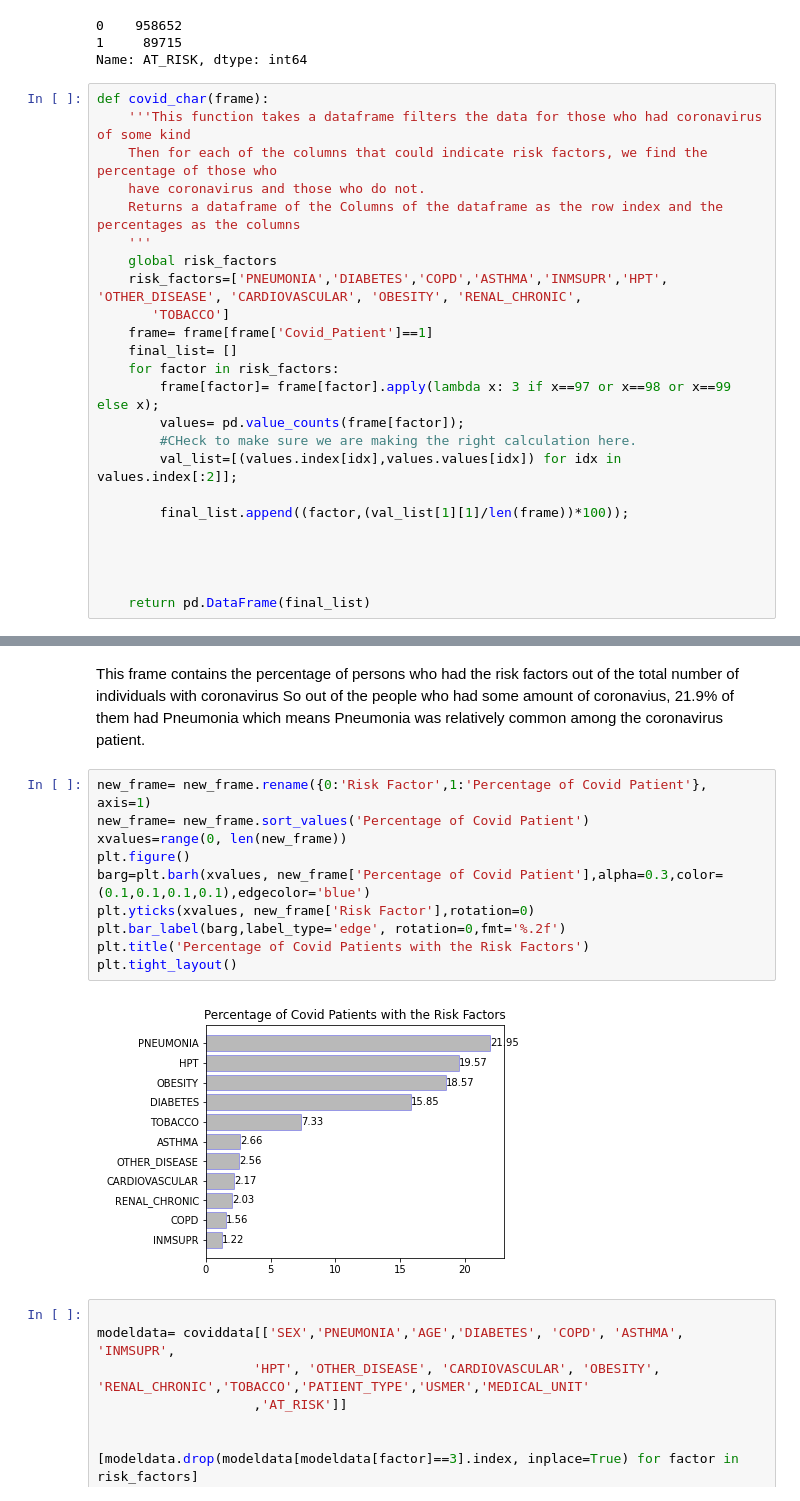
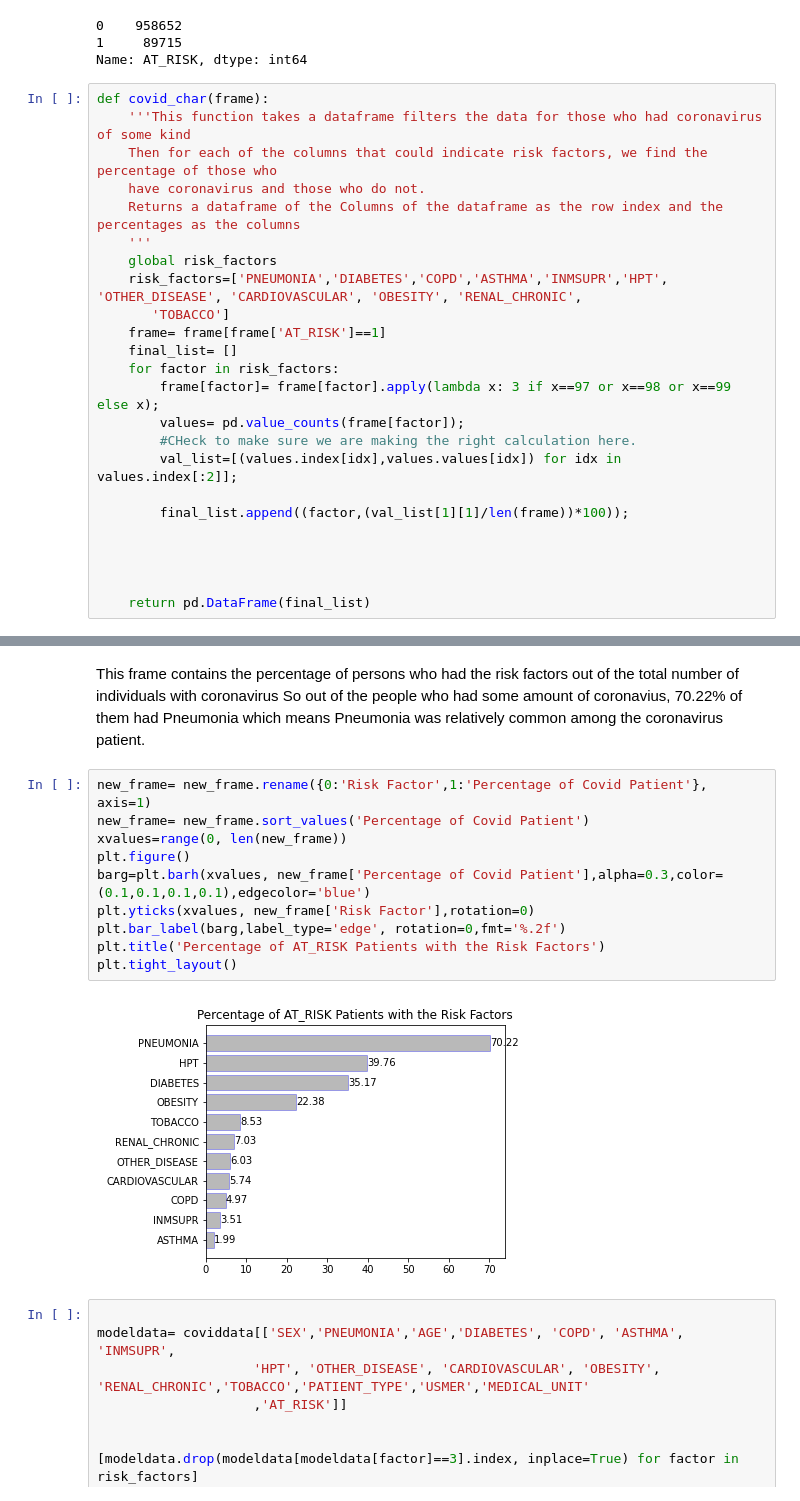
Before and after one commit to Godfred06/covid-19, a Jupyter notebook: covid.ipynb, the cells around one changed output, grey strips where cells are left out. Saved outputs shown, nothing was run; the diff lists cells and outputs as text.

Commit message:
Add files via upload
Produced a plot to show the patients who were at risk of the extreme effects of the coronavirus who also had the risk factors

```diff
--- a/covid.ipynb
+++ b/covid.ipynb
@@ -190,7 +190,7 @@ def covid_char(frame):
     global risk_factors
     risk_factors=['PNEUMONIA','DIABETES','COPD','ASTHMA','INMSUPR','HPT', 'OTHER_DISEASE', 'CARDIOVASCULAR', 'OBESITY', 'RENAL_CHRONIC',
        'TOBACCO']
-    frame= frame[frame['Covid_Patient']==1]
+    frame= frame[frame['AT_RISK']==1]
     final_list= []
     for factor in risk_factors:
         frame[factor]= frame[factor].apply(lambda x: 3 if x==97 or x==98 or x==99 else x);
@@ -223,19 +223,19 @@ new_frame
 # %% [markdown]
 This frame contains the percentage of persons who had the risk factors out of the total number of individuals with coronavirus
-So out of the people who had some amount of coronavius, 21.9% of them had Pneumonia which means Pneumonia was relatively common
+So out of the people who had some amount of coronavius, 70.22% of them had Pneumonia which means Pneumonia was relatively common
 among the coronavirus patient.
 # %%
 new_frame= new_frame.rename({0:'Risk Factor',1:'Percentage of Covid Patient'}, axis=1)
 new_frame= new_frame.sort_values('Percentage of Covid Patient')
 xvalues=range(0, len(new_frame))
 plt.figure()
 barg=plt.barh(xvalues, new_frame['Percentage of Covid Patient'],alpha=0.3,color=(0.1,0.1,0.1,0.1),edgecolor='blue')
 plt.yticks(xvalues, new_frame['Risk Factor'],rotation=0)
 plt.bar_label(barg,label_type='edge', rotation=0,fmt='%.2f')
-plt.title('Percentage of Covid Patients with the Risk Factors')
+plt.title('Percentage of AT_RISK Patients with the Risk Factors')
 plt.tight_layout()
 # %% [output]
-[figure, old version]
+[figure, new version]
 # %%
 
 modeldata= coviddata[['SEX','PNEUMONIA','AGE','DIABETES', 'COPD', 'ASTHMA', 'INMSUPR',
```
Also changed, not shown: parts of 7 cells of this notebook.
